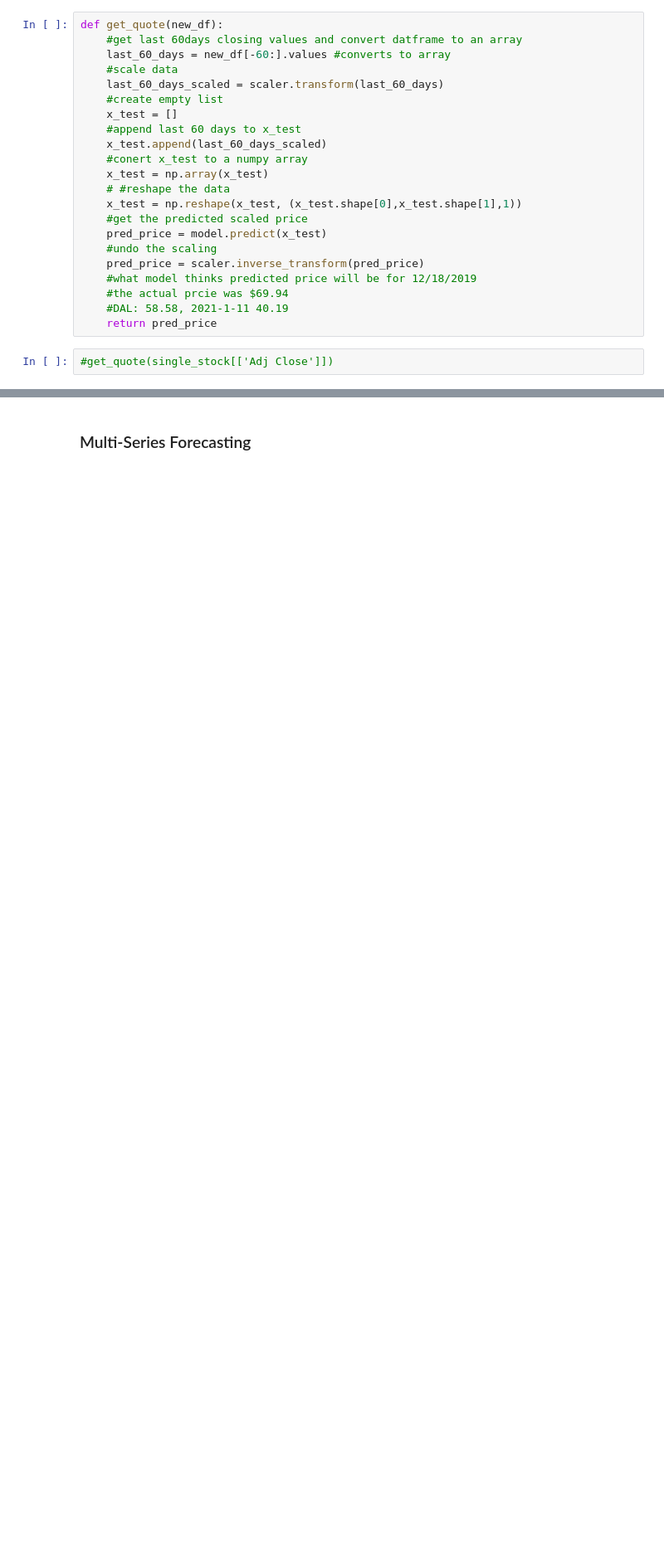
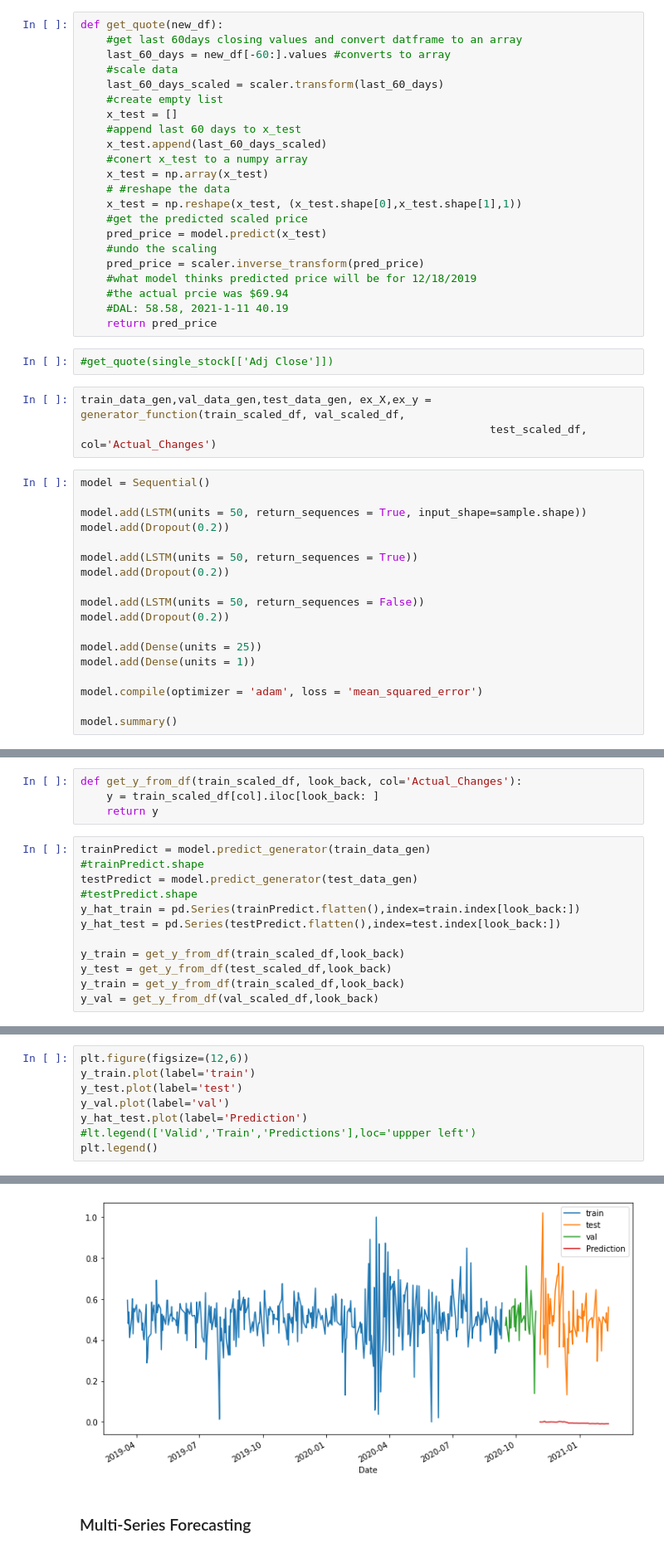
Before and after one commit to davidrtorres/Model-5-Stock-Price-Forecasting, a Jupyter notebook: Capstone_2_23_21.ipynb, the cells around one changed output, grey strips where cells are left out. Shown at 83% size. Saved outputs shown, nothing was run; the diff lists cells and outputs as text; blank space fills up the shorter version.

```diff
--- a/Capstone_2_23_21.ipynb
+++ b/Capstone_2_23_21.ipynb
@@ -1005,3 +1268,24 @@ def get_quote(new_df):
     return pred_price
 # %%
 #get_quote(single_stock[['Adj Close']])
+# %%
+train_data_gen,val_data_gen,test_data_gen, ex_X,ex_y = generator_function(train_scaled_df, val_scaled_df,
+                                                               test_scaled_df, col='Actual_Changes')
+# %%
+model = Sequential()
+
+model.add(LSTM(units = 50, return_sequences = True, input_shape=sample.shape))
+model.add(Dropout(0.2))
+
+model.add(LSTM(units = 50, return_sequences = True))
+model.add(Dropout(0.2))
+
+model.add(LSTM(units = 50, return_sequences = False))
+model.add(Dropout(0.2))
+
+model.add(Dense(units = 25))
+model.add(Dense(units = 1))
+
+model.compile(optimizer = 'adam', loss = 'mean_squared_error')
+
+model.summary()
@@ -1007,0 +1315,16 @@ def get_quote(new_df):
+# %%
+def get_y_from_df(train_scaled_df, look_back, col='Actual_Changes'):
+    y = train_scaled_df[col].iloc[look_back: ]
+    return y
+# %%
+trainPredict = model.predict_generator(train_data_gen)
+#trainPredict.shape
+testPredict = model.predict_generator(test_data_gen)
+#testPredict.shape
+y_hat_train = pd.Series(trainPredict.flatten(),index=train.index[look_back:])
+y_hat_test = pd.Series(testPredict.flatten(),index=test.index[look_back:])
+
+y_train = get_y_from_df(train_scaled_df,look_back)
+y_test = get_y_from_df(test_scaled_df,look_back)
+y_train = get_y_from_df(train_scaled_df,look_back)
+y_val = get_y_from_df(val_scaled_df,look_back)
@@ -1007,0 +1337,9 @@ def get_quote(new_df):
+# %%
+plt.figure(figsize=(12,6))
+y_train.plot(label='train')
+y_test.plot(label='test')
+y_val.plot(label='val')
+y_hat_test.plot(label='Prediction')
+#lt.legend(['Valid','Train','Predictions'],loc='uppper left')
+plt.legend()
+# %% [output]
@@ -1008,3 +1347,4 @@ def get_quote(new_df):
+[figure, added]
 # %% [markdown]
 ### Multi-Series Forecasting
 # %%
```
Also changed, not shown: parts of 68 cells of this notebook, 3 other files.
